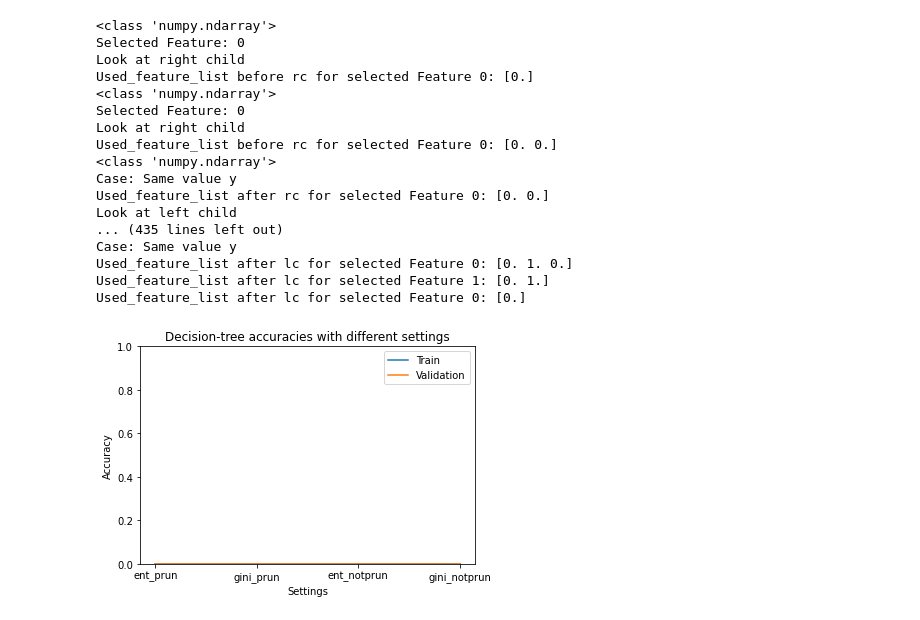
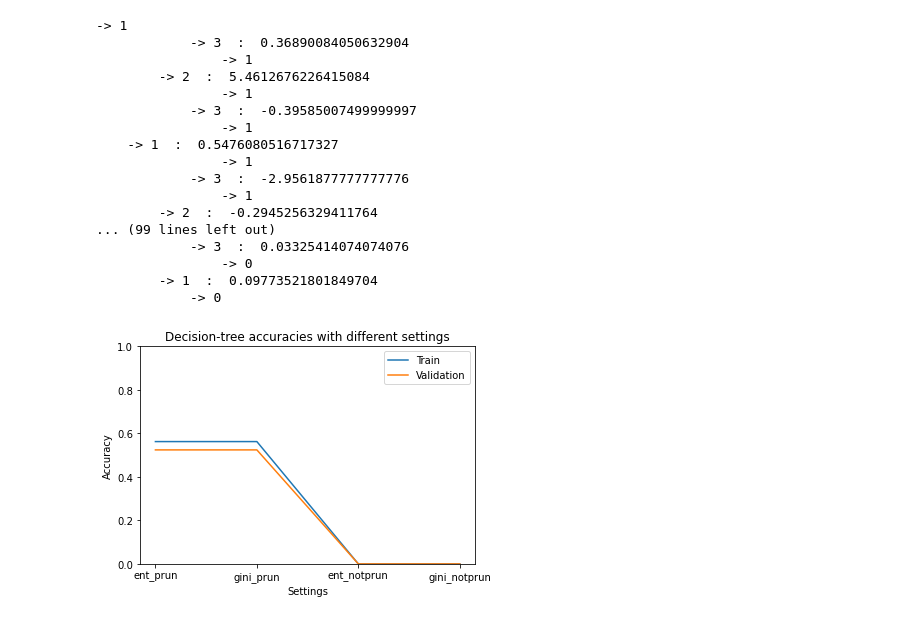
Before and after one commit to ZofieB/INF264-1, a Jupyter notebook: decision_tree.ipynb, the cells around one changed output. Drawn from its saved outputs; the diff is of its cells as text; code cells hidden in the pictures.

Commit message:
Tree print function etc

```diff
--- a/decision_tree.ipynb
+++ b/decision_tree.ipynb
@@ -24,6 +24,16 @@ class node:
         return f"{self.data} - {self.children}"
     def addChild(self, child):
         self.children.append(child)
+def printTree(node, level=0):
+    if node != None:
+        if node.children != []:
+            printTree(node.children[0][0], level + 1)
+        if node.children != []:
+            print(' ' * 4 * level + '->', node.data, " : ", node.children[0][1])
+        else:
+            print(' ' * 4 * level + '->', node.data)
+        if node.children != []:
+            printTree(node.children[1][0], level + 1)
 # %%
 def learn(X, y, impurity_measure = 'entropy', pruning = True):
     seed = 432
@@ -269,55 +280,55 @@ X_val, X_test, Y_val, Y_test = model_selection.train_test_split(X_val_test, Y_va
 #Train decisiontree using entropy + pruning
 tree_ent_prun = learn(X_train, Y_train, impurity_measure="entropy", pruning=True)
 val_acc_ent_prun = acc(tree_ent_prun, X_val, Y_val)
-train_acc_ent_prun = acc(tree_ent_prun, X_train, Y_val)
+train_acc_ent_prun = acc(tree_ent_prun, X_train, Y_train)
 print("-----")
 
 #Train decisiontree using gini + pruning
 tree_gini_prun = learn(X_train, Y_train, impurity_measure="gini", pruning=True)
 val_acc_gini_prun = acc(tree_gini_prun, X_val, Y_val)
-train_acc_gini_prun = acc(tree_gini_prun, X_train, Y_val)
+train_acc_gini_prun = acc(tree_gini_prun, X_train, Y_train)
 print("-----")
 
 #Train decisiontree using entropy and not pruning
 tree_ent_notprun = learn(X_train, Y_train, impurity_measure="entropy", pruning=False)
 val_acc_ent_notprun = acc(tree_ent_notprun, X_val, Y_val)
 train_acc_ent_notprun = acc(tree_ent_notprun, X_train, Y_train)
 print("------")
 
 #Train decisiontree using gini and not pruning
 tree_gini_notprun = learn(X_train, Y_train, impurity_measure="gini", pruning=False)
 val_acc_gini_notprun = acc(tree_gini_notprun, X_val, Y_val)
 train_acc_gini_notprun = acc(tree_gini_notprun, X_train, Y_train)
 
 #plot accuracies
 settings_list = ["ent_prun", "gini_prun","ent_notprun", "gini_notprun"]
 train_accuracies = [train_acc_ent_prun, train_acc_gini_prun, train_acc_ent_notprun, train_acc_gini_notprun]
 val_accuracies = [val_acc_ent_prun, val_acc_gini_prun, val_acc_ent_notprun, val_acc_gini_notprun]
 plt.plot(settings_list, train_accuracies)
 plt.plot(settings_list, val_accuracies)
 plt.ylim(0, 1)
 plt.xlabel('Settings')
 plt.ylabel('Accuracy')
 plt.legend(['Train', 'Validation'], loc='best')
 plt.title("Decision-tree accuracies with different settings")
 
 plt.show()
 # %% [output]
-<class 'numpy.ndarray'>
-Selected Feature: 0
-Look at right child
-Used_feature_list before rc for selected Feature 0: [0.]
-<class 'numpy.ndarray'>
-Selected Feature: 0
-Look at right child
-Used_feature_list before rc for selected Feature 0: [0. 0.]
-<class 'numpy.ndarray'>
-Case: Same value y
-Used_feature_list after rc for selected Feature 0: [0. 0.]
-Look at left child
-... (435 lines left out)
-Case: Same value y
-Used_feature_list after lc for selected Feature 0: [0. 1. 0.]
-Used_feature_list after lc for selected Feature 1: [0. 1.]
-Used_feature_list after lc for selected Feature 0: [0.]
+-> 1
+            -> 3  :  0.36890084050632904
+                -> 1
+        -> 2  :  5.4612676226415084
+                -> 1
+            -> 3  :  -0.39585007499999997
+                -> 1
+    -> 1  :  0.5476080516717327
+                -> 1
+            -> 3  :  -2.9561877777777776
+                -> 1
+        -> 2  :  -0.2945256329411764
+... (99 lines left out)
+            -> 3  :  0.03325414074074076
+                -> 0
+        -> 1  :  0.09773521801849704
+            -> 0
-[figure, old version]
+[figure, new version]
```
Also changed, not shown: parts of 3 cells of this notebook.
